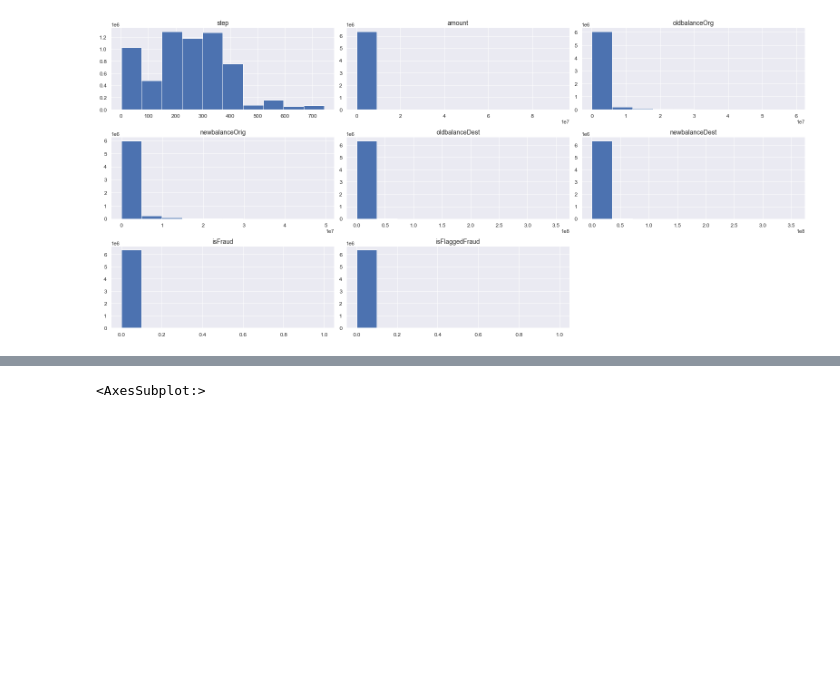
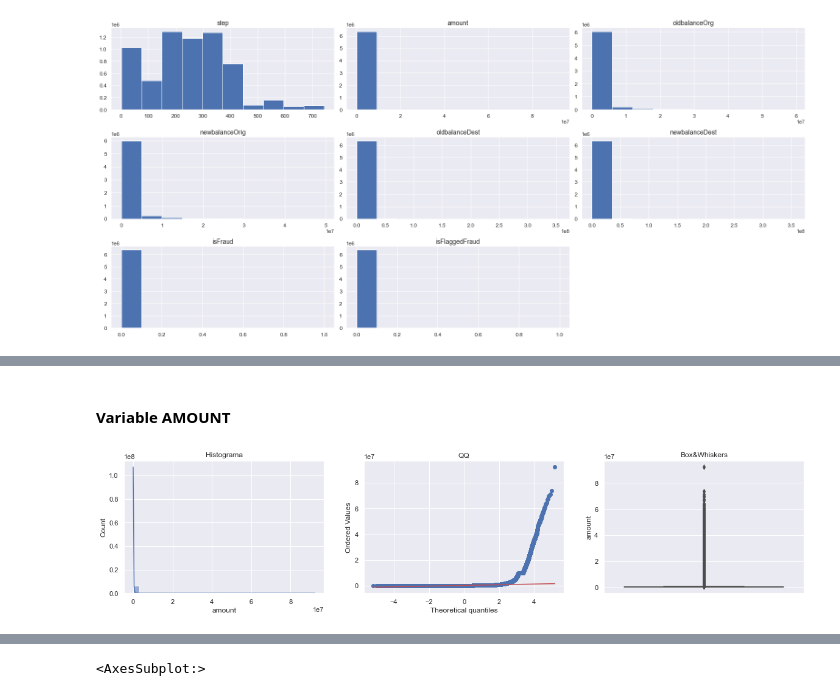
Before and after one commit to carlosdomenje/fraud_detect-ML1, a Jupyter notebook: TP1-Domenje-Carlos.ipynb, the cells around one changed output, grey strips where cells are left out. Cells and saved outputs as stored; diff of their text form; code cells hidden in the pictures; blank space fills up the shorter version.

```diff
--- a/TP1-Domenje-Carlos.ipynb
+++ b/TP1-Domenje-Carlos.ipynb
@@ -121,0 +175,6 @@ display_dataset_distributions(df)
+# %% [markdown]
+#### Variable AMOUNT
+# %%
+outlier_diagnostic_plots(df,'amount')
+# %% [output]
+[figure, added]
```
Also changed, not shown: parts of 54 cells of this notebook, 3 other files.
